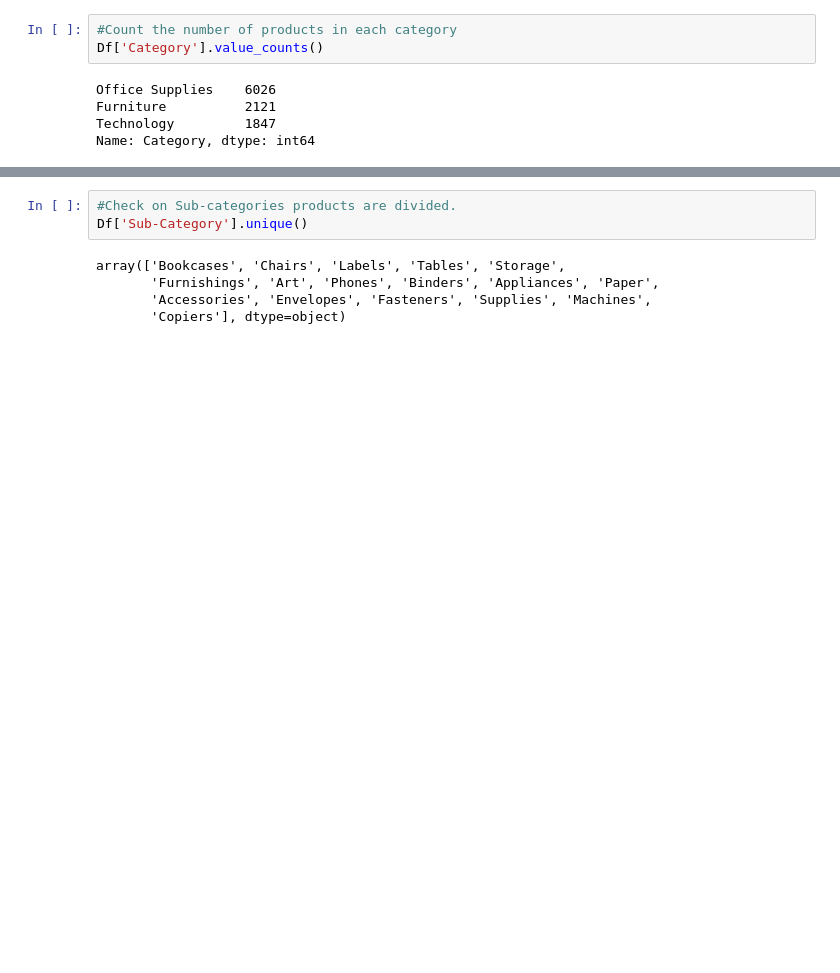
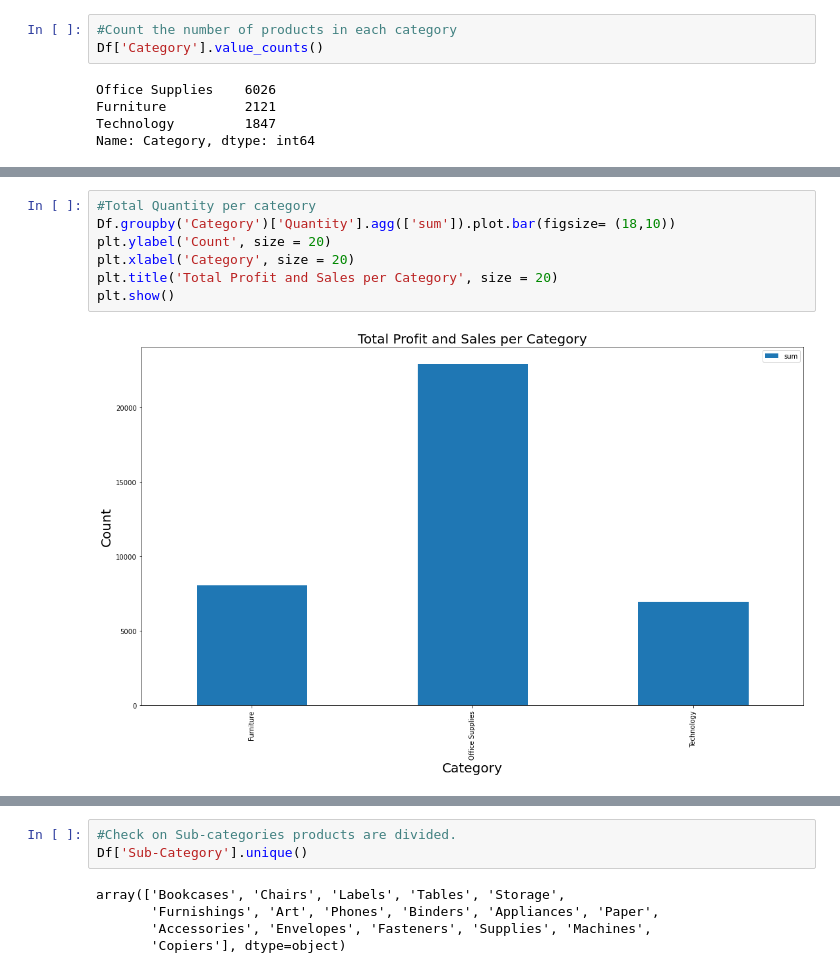
Before and after one commit to HayalDargin/Springboard_Work, a Jupyter notebook: Final project /Time Series Data_Store/Hayal_Final_Data Wrangling and EDA.ipynb, the cells around one changed output, grey strips where cells are left out. Cells and saved outputs as stored; diff of their text form; blank space fills up the shorter version.

```diff
--- a/Final project /Time Series Data_Store/Hayal_Final_Data Wrangling and EDA.ipynb
+++ b/Final project /Time Series Data_Store/Hayal_Final_Data Wrangling and EDA.ipynb
@@ -182,0 +192,9 @@ Name: Category, dtype: int64
+# %%
+#Total Quantity per category
+Df.groupby('Category')['Quantity'].agg(['sum']).plot.bar(figsize= (18,10))
+plt.ylabel('Count', size = 20)
+plt.xlabel('Category', size = 20)
+plt.title('Total Profit and Sales per Category', size = 20)
+plt.show()
+# %% [output]
+[figure, added]
```
Also changed, not shown: parts of 58 cells of this notebook.
